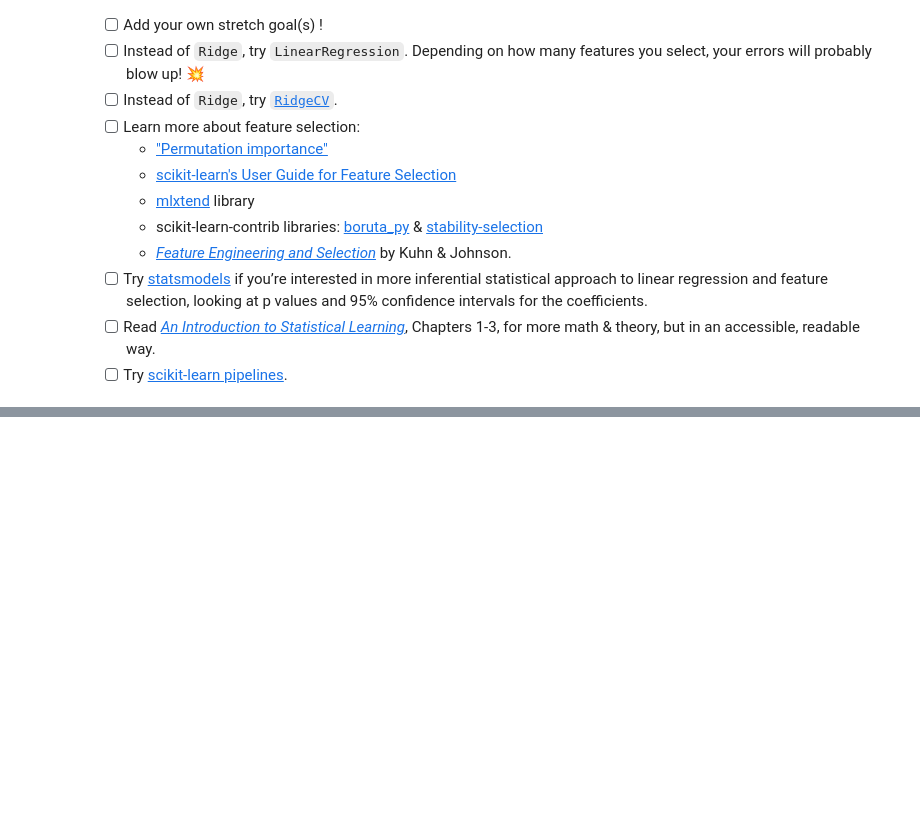
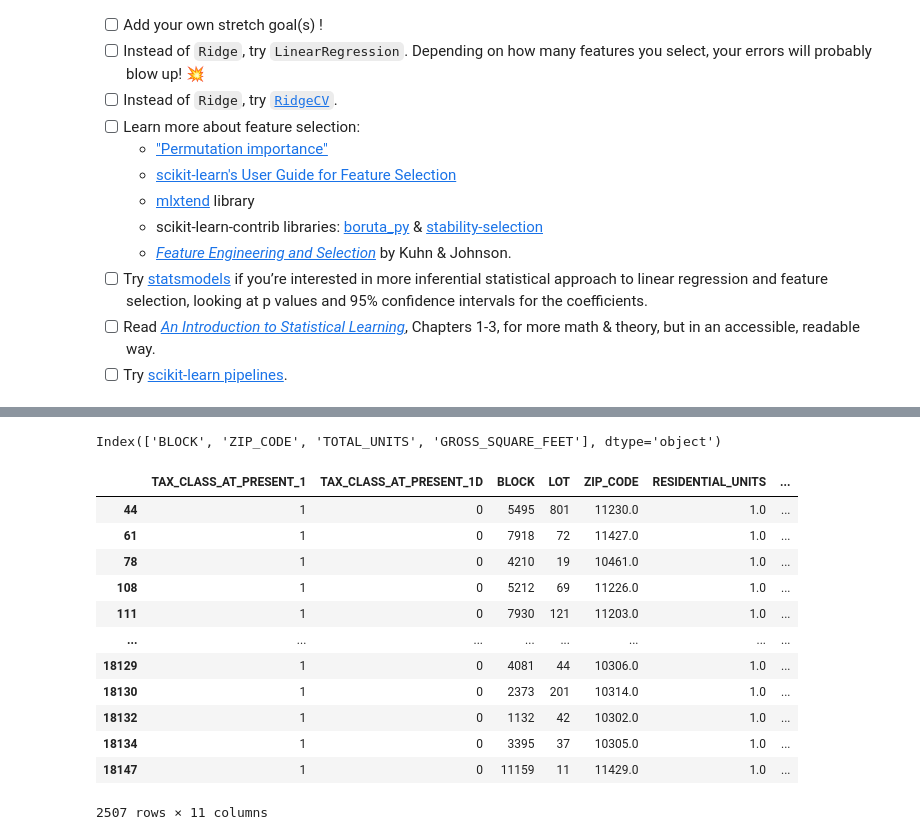
Before and after one commit to bloominstituteoftechnology/DS-Unit-2-Linear-Models, a Jupyter notebook: db_LS_DS_213_assignment.ipynb, the cells around one changed output, grey strips where cells are left out. Cells and saved outputs as stored; diff of their text form; code cells hidden in the pictures; blank space fills up the shorter version.

```diff
--- a/db_LS_DS_213_assignment.ipynb
+++ b/db_LS_DS_213_assignment.ipynb
@@ -98,0 +195,11 @@ df = df[df['BUILDING_CLASS_CATEGORY'] == '01 ONE FAMILY DWELLINGS']
+# %%
+# Our best selections for one hot encoding include TAX_CLASS_AT_PRESENT which has 2 unique values
+# We could also potentially look at one hot encoding for BOROUGH which has 5 unique values
+# Select only the columns we are interested in - remove the high cardinality columns
+target = 'SALE_PRICE'
+high_cardinality = ['BOROUGH', 'NEIGHBORHOOD', 'BUILDING_CLASS_CATEGORY',
+                    'BUILDING_CLASS_AT_PRESENT', 'ADDRESS', 'APARTMENT_NUMBER',
+                    'LAND_SQUARE_FEET', 'BUILDING_CLASS_AT_TIME_OF_SALE', 'SALE_DATE']
+# Set our features to exclude the high cardinality values
+features = train.columns.drop([target] + high_cardinality)
+features
@@ -98,0 +211,6 @@ df = df[df['BUILDING_CLASS_CATEGORY'] == '01 ONE FAMILY DWELLINGS']
+# %%
+# Create our X and y sets
+X_train = train[features]
+y_train = train[target]
+X_test = test[features]
+y_test = test[target]
@@ -98,0 +227,8 @@ df = df[df['BUILDING_CLASS_CATEGORY'] == '01 ONE FAMILY DWELLINGS']
+# %%
+# Use one hot encoding to convert TAX_CLASS_AT_PRESENT to two seperate numeric columns
+import category_encoders as ce
+
+# Instantiate encoder
+encoder = ce.one_hot.OneHotEncoder(use_cat_names=True)
+X_train_enc = encoder.fit_transform(X_train)
+X_test_enc = encoder.transform(X_test)
@@ -98,0 +271,5 @@ df = df[df['BUILDING_CLASS_CATEGORY'] == '01 ONE FAMILY DWELLINGS']
+# %%
+# Because EASE-MENT is the only column with NaNs and it appears to span the
+# entire dataframe, we will simply drop the column all together
+X_train_enc = X_train_enc.drop('EASE-MENT', axis=1)
+X_test_enc = X_test_enc.drop('EASE-MENT', axis=1)
@@ -98,0 +342,32 @@ df = df[df['BUILDING_CLASS_CATEGORY'] == '01 ONE FAMILY DWELLINGS']
+# %%
+# Use SelectKBest to find the best column
+from sklearn.feature_selection import SelectKBest, f_regression
+
+# Instantiate with k = 4
+selector = SelectKBest(score_func=f_regression, k=4)
+
+# Create Kbest sets
+X_train_kbest = selector.fit_transform(X_train_enc, y_train) # always fit_transform for train set
+X_test_kbest = selector.transform(X_test_enc) # always transform for test set
+
+# Let's see which features were selected
+selected = selector.get_support()
+X_train_enc.columns[selected]
+# %% [output]
+Index(['BLOCK', 'ZIP_CODE', 'TOTAL_UNITS', 'GROSS_SQUARE_FEET'], dtype='object')
+# %%
+X_train_enc
+# %% [output]
+|  | TAX_CLASS_AT_PRESENT_1 | TAX_CLASS_AT_PRESENT_1D | BLOCK | LOT | ZIP_CODE | RESIDENTIAL_UNITS | ... |
+| 44 | 1 | 0 | 5495 | 801 | 11230.0 | 1.0 | ... |
+| 61 | 1 | 0 | 7918 | 72 | 11427.0 | 1.0 | ... |
+| 78 | 1 | 0 | 4210 | 19 | 10461.0 | 1.0 | ... |
+| 108 | 1 | 0 | 5212 | 69 | 11226.0 | 1.0 | ... |
+| 111 | 1 | 0 | 7930 | 121 | 11203.0 | 1.0 | ... |
+| ... | ... | ... | ... | ... | ... | ... | ... |
+| 18129 | 1 | 0 | 4081 | 44 | 10306.0 | 1.0 | ... |
+| 18130 | 1 | 0 | 2373 | 201 | 10314.0 | 1.0 | ... |
+| 18132 | 1 | 0 | 1132 | 42 | 10302.0 | 1.0 | ... |
+| 18134 | 1 | 0 | 3395 | 37 | 10305.0 | 1.0 | ... |
+| 18147 | 1 | 0 | 11159 | 11 | 11429.0 | 1.0 | ... |
+2507 rows × 11 columns
```
Also changed, not shown: parts of 20 cells of this notebook.
